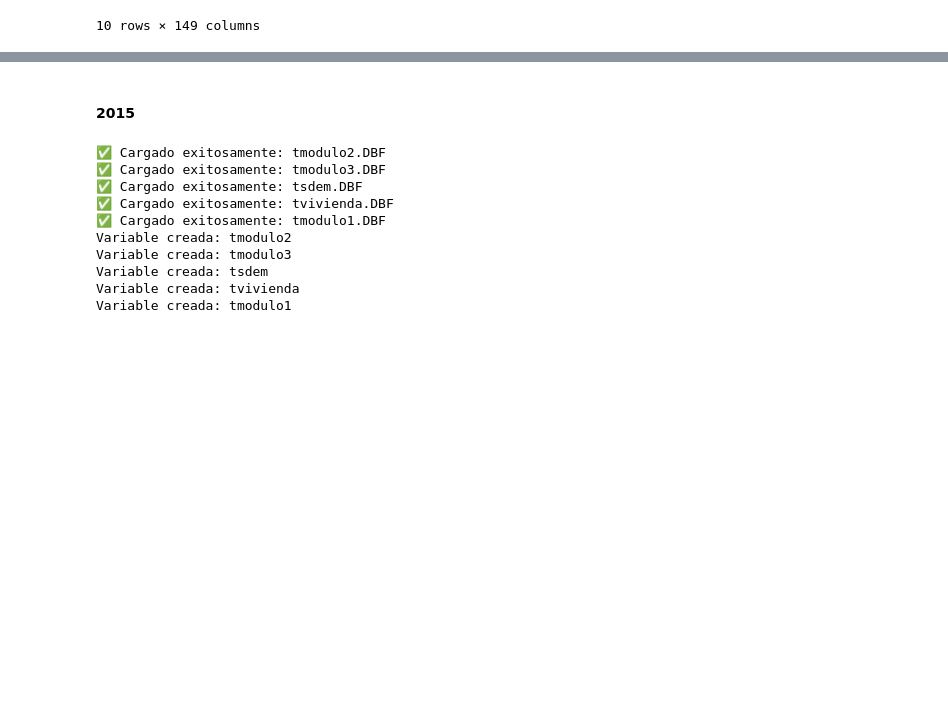
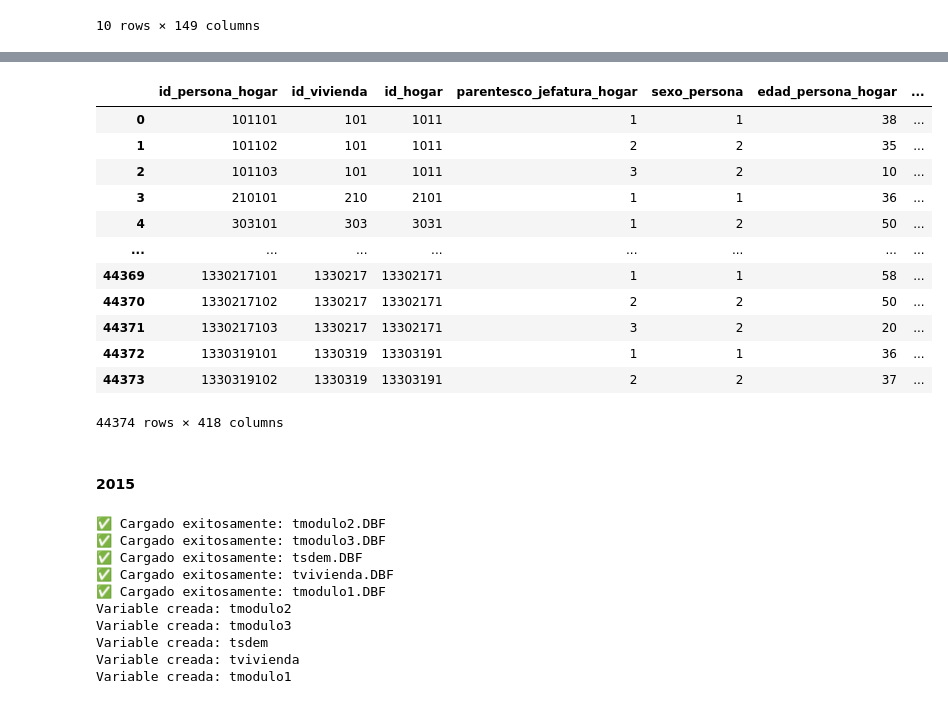
Before and after one commit to brau126/develop_data_science, a Jupyter notebook: Academic/Diplomado/Proyecto/Exploracion_TAD.ipynb, the cells around one changed output, grey strips where cells are left out. Saved outputs shown, nothing was run; the diff lists cells and outputs as text; code cells hidden in the pictures; blank space fills up the shorter version.

```diff
--- a/Academic/Diplomado/Proyecto/Exploracion_TAD.ipynb
+++ b/Academic/Diplomado/Proyecto/Exploracion_TAD.ipynb
@@ -1038,0 +1336,13 @@ TVIVIENDA_18.sample(n=10,random_state=787)
+# %%
+# modulo2 con modulo
+llaves = ['upm_identificador']
+
+cols_dup = TMODULO_18.columns.intersection(TMODULO2_18.columns).difference(llaves)
+
+enif_2018_t2 = pd.merge(left=TSDEM_18,
+                        right=TMODULO_18.drop(columns=cols_dup),
+                        how='left',
+                        on=llaves
+                        )
+
+enif_2018_t2
@@ -1038,0 +1363,40 @@ TVIVIENDA_18.sample(n=10,random_state=787)
+# %%
+# sdem con modulo2-modulo
+llaves = ['upm_identificador']
+
+cols_dup = TSDEM_18.columns.intersection(enif_2018_t2.columns).difference(llaves)
+
+enif_2018_t3 = pd.merge(left=enif_2018_t2,
+                        right=TSDEM_18.drop(columns=cols_dup),
+                        how='left',
+                        on=llaves
+                        )
+
+enif_2018_t3
+# %%
+# vivienda con sdem-modulo2-modulo
+llaves = ['upm_identificador']
+
+cols_dup = TVIVIENDA_18.columns.intersection(enif_2018_t3.columns).difference(llaves)
+
+enif_2018_t4 = pd.merge(left=enif_2018_t3,
+                        right=TVIVIENDA_18.drop(columns=cols_dup),
+                        how='left',
+                        on=llaves
+                        )
+
+enif_2018_t4
+# %% [output]
+|  | id_persona_hogar | id_vivienda | id_hogar | parentesco_jefatura_hogar | sexo_persona | edad_persona_hogar | ... |
+| 0 | 101101 | 101 | 1011 | 1 | 1 | 38 | ... |
+| 1 | 101102 | 101 | 1011 | 2 | 2 | 35 | ... |
+| 2 | 101103 | 101 | 1011 | 3 | 2 | 10 | ... |
+| 3 | 210101 | 210 | 2101 | 1 | 1 | 36 | ... |
+| 4 | 303101 | 303 | 3031 | 1 | 2 | 50 | ... |
+| ... | ... | ... | ... | ... | ... | ... | ... |
+| 44369 | 1330217101 | 1330217 | 13302171 | 1 | 1 | 58 | ... |
+| 44370 | 1330217102 | 1330217 | 13302171 | 2 | 2 | 50 | ... |
+| 44371 | 1330217103 | 1330217 | 13302171 | 3 | 2 | 20 | ... |
+| 44372 | 1330319101 | 1330319 | 13303191 | 1 | 1 | 36 | ... |
+| 44373 | 1330319102 | 1330319 | 13303191 | 2 | 2 | 37 | ... |
+44374 rows × 418 columns
```
Also changed, not shown: parts of 36 cells of this notebook, 1 other file.
